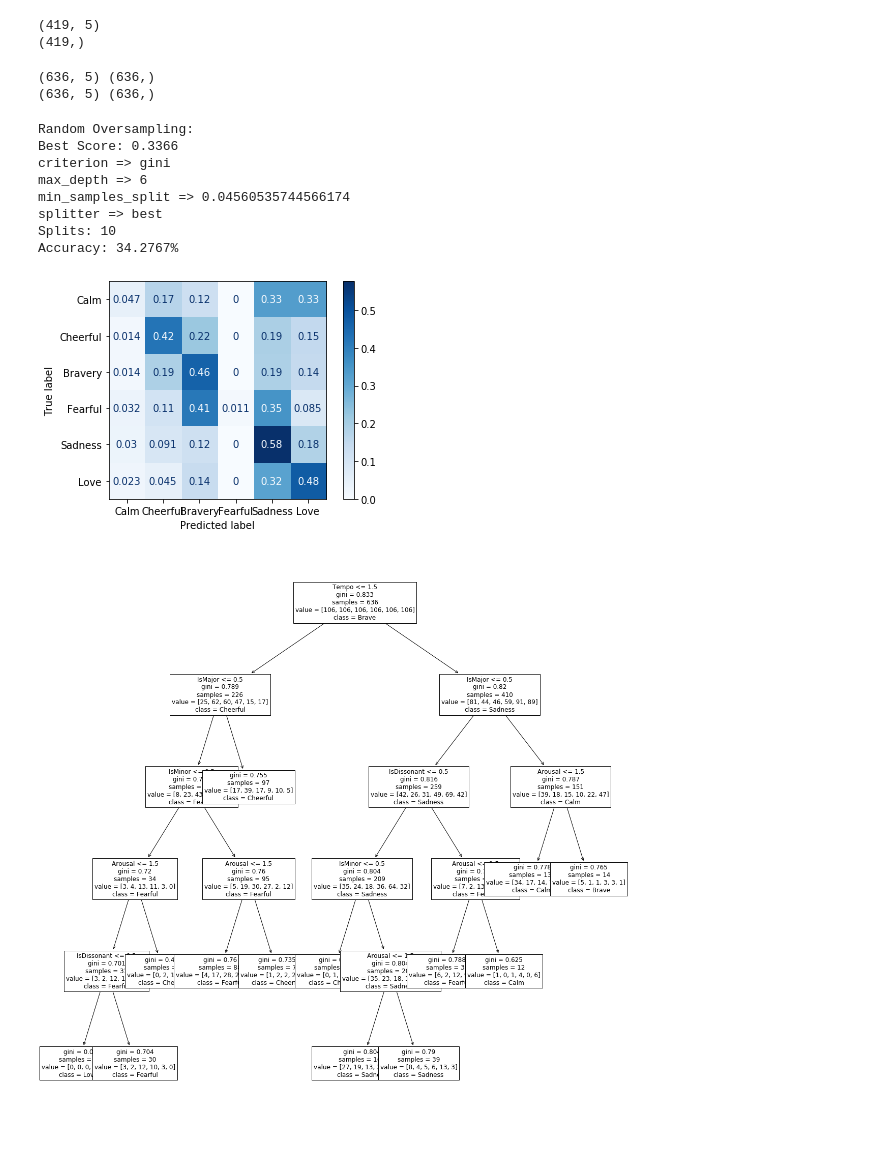
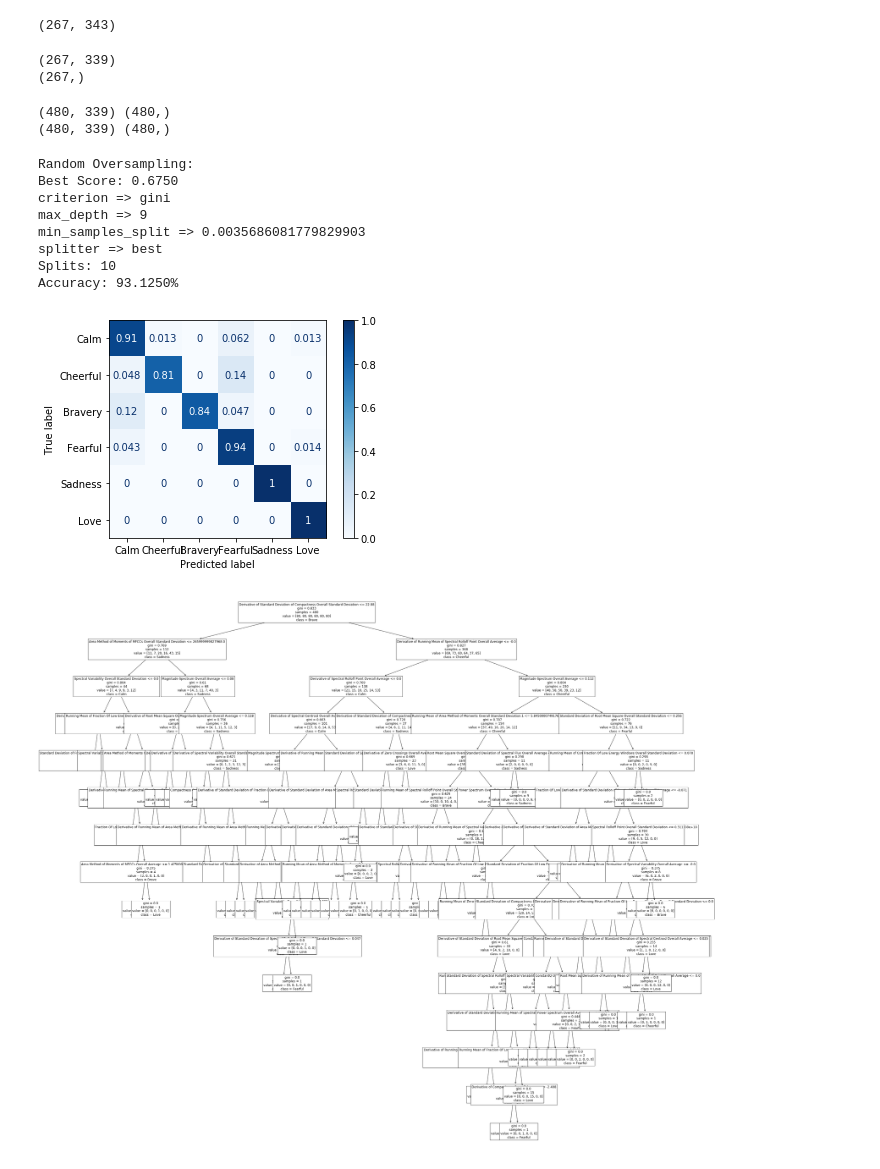
Before and after one commit to gracielnunciob/XLB48, a Jupyter notebook: Notebooks/Training/Decision Tree Classifier Hyperparameter Search.ipynb, the cells around one changed output. Saved outputs shown, nothing was run; the diff lists cells and outputs as text; code cells hidden in the pictures; blank space fills up the shorter version.

Commit message:
Modified training scripts and ran some experiments

```diff
--- a/Notebooks/Training/Decision Tree Classifier Hyperparameter Search.ipynb
+++ b/Notebooks/Training/Decision Tree Classifier Hyperparameter Search.ipynb
@@ -14,26 +14,32 @@ import matplotlib.pyplot as plt
 
 import warnings
 warnings.filterwarnings('ignore')
+# %%
+data = []
+f = open("HighAndLowFeatures(edited).csv","r")
+d_reader = csv.reader(f,delimiter=",",quotechar="\"")
+first = True
+for line in d_reader:
+    if first:
+        first = False
+        continue
+    data.append(line)
+print(np.shape(data))
+# %% [output]
+(267, 343)
 # %%
-x_train = np.empty((0,5))
+x_train = np.empty((0,339))
 y_train = np.array([])
 
-with open("Toy Dataset.csv","r") as f:
-    d_reader = csv.reader(f,delimiter=",",quotechar="\"")
-    first = True
-
-    for line in d_reader:
-        if first:
-            first = False
-            continue
-        x_train = np.append(x_train,np.array(list(map(int,line[2:7]))).reshape((1,5)),axis=0)
-        y_train = np.append(y_train,int(line[8]))
+for line in data:
+    x_train = np.append(x_train,np.array(list(map(float,line[1:-3]))).reshape((1,339)),axis=0)
+    y_train = np.append(y_train,int(line[-1]))
 print(x_train.shape)
 print(y_train.shape)
-# print(y_train)
+#print(y_train)
 # %% [output]
-(419, 5)
-(419,)
+(267, 339)
+(267,)
 # %%
 rand_seed = 3454132
 
@@ -49,8 +55,8 @@ x_os, y_os = oversampler.fit_resample(x_train,y_train)
 
 print(x_os.shape,y_os.shape)
 # %% [output]
-(636, 5) (636,)
-(636, 5) (636,)
+(480, 339) (480,)
+(480, 339) (480,)
 # %%
 """
 Trains a model using the given data and a hyperparameter search object
@@ -97,25 +103,25 @@ disp = plot_confusion_matrix(rscv, x_train, y_train,
 # print(y_out)
 # %% [output]
 Random Oversampling:
-Best Score: 0.3366
+Best Score: 0.6750
 criterion => gini
-max_depth => 6
-min_samples_split => 0.04560535744566174
+max_depth => 9
+min_samples_split => 0.0035686081779829903
 splitter => best
 Splits: 10
-Accuracy: 34.2767%
+Accuracy: 93.1250%
-[figure, old version]
+[figure, new version]
 # %%
 # Display Tree
 classes = ['Brave', 'Cheerful', 'Fearful', 'Love', 'Sadness', 'Calm']
 dt.fit(x_os,y_os)
-file = pd.read_csv("Toy Dataset.csv")
+file = pd.read_csv("HighAndLowFeatures(edited).csv")
 features = list(file)
-fig, ax = plt.subplots(figsize=(20, 20))
-treefig = tree.plot_tree(dt, class_names=classes, feature_names=features[2:7], fontsize=12, ax=ax)
+fig, ax = plt.subplots(figsize=(40, 40))
+treefig = tree.plot_tree(dt, class_names=classes, feature_names=features[1:-3], fontsize=12, ax=ax)
 plt.show()
 # %% [output]
-[figure, old version]
+[figure, new version]
 # %%
 print("SMOTE:")
 train_model(x_smote,y_smote,rscv)
```
Also changed, not shown: parts of 2 cells of this notebook, 5 other files.
